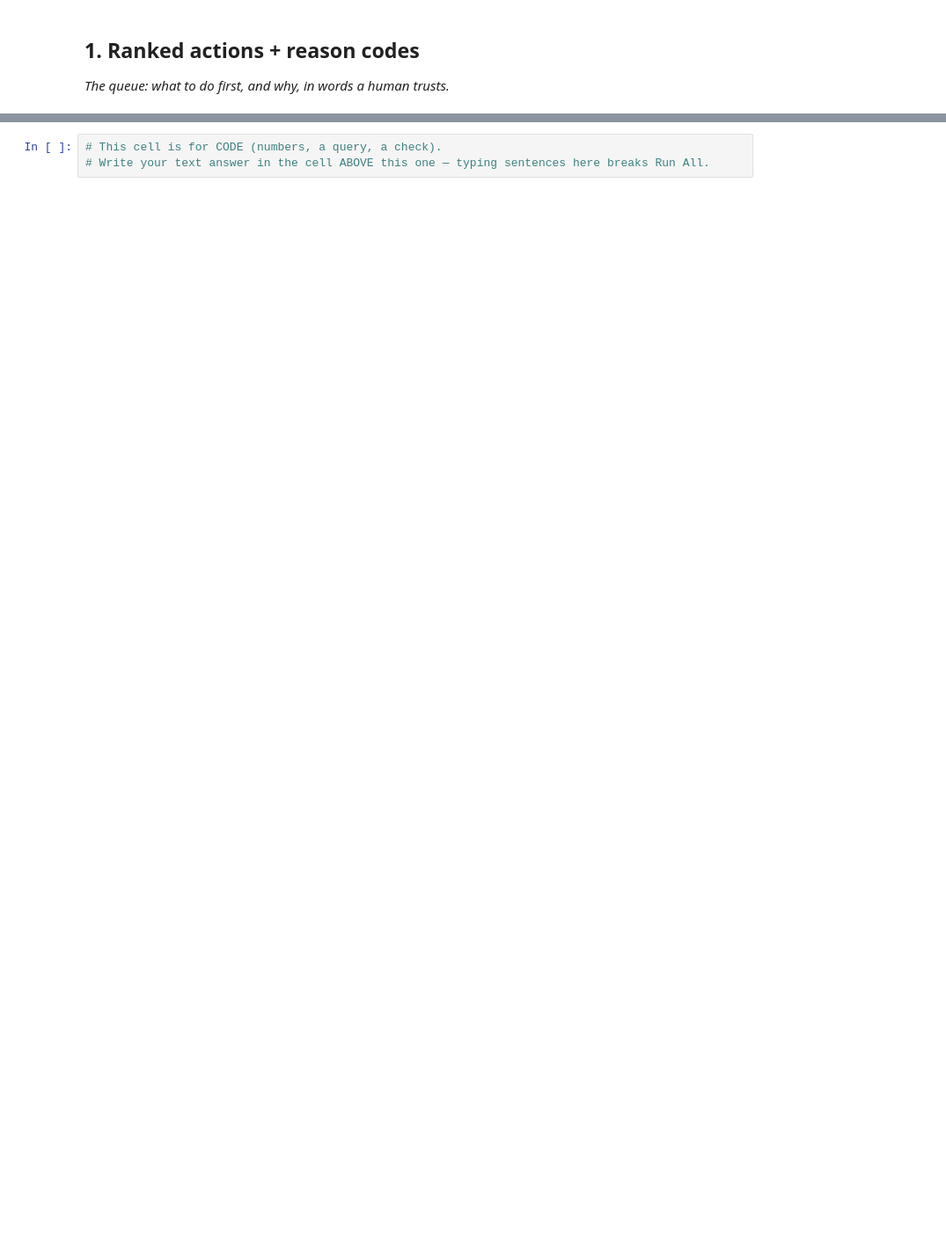
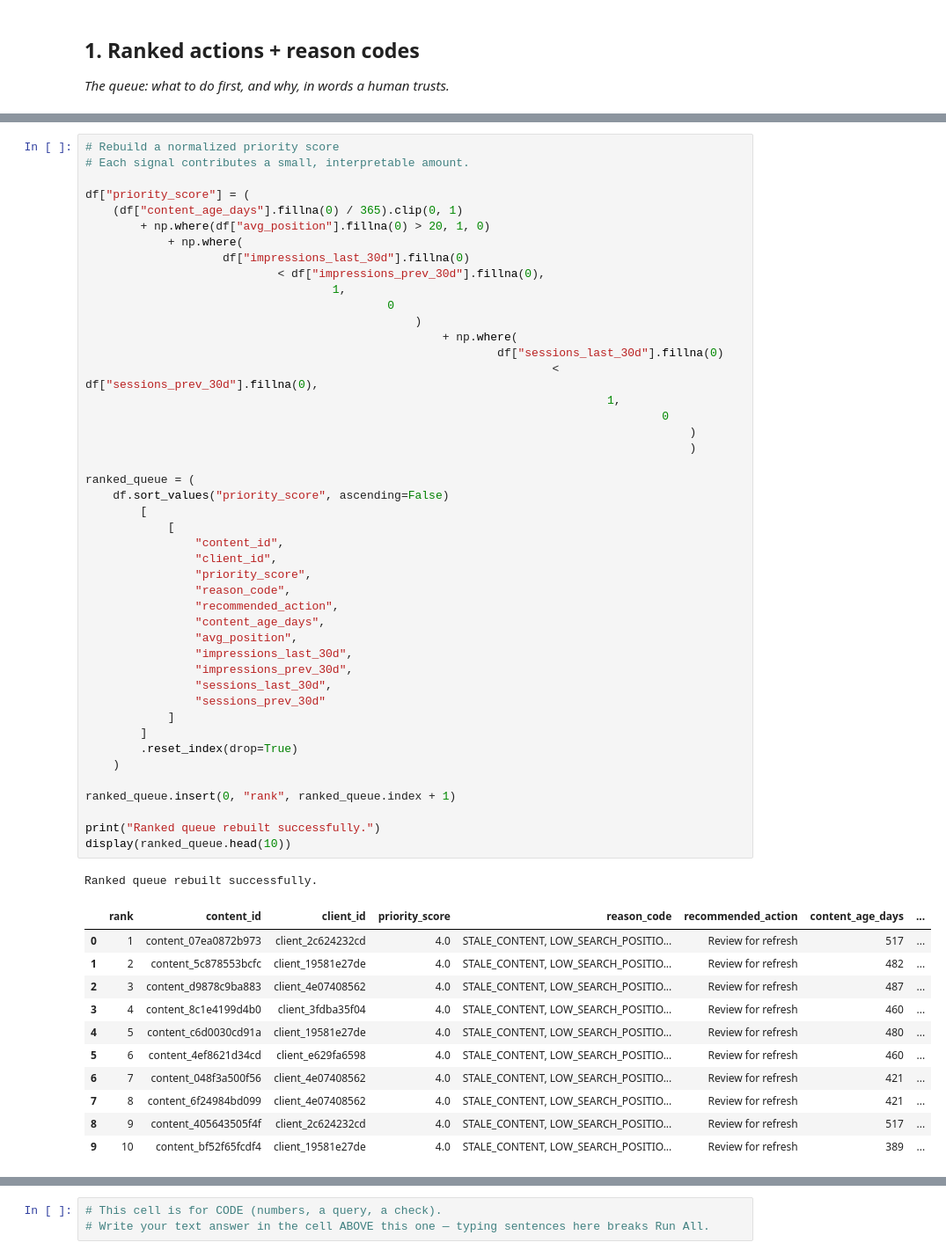
Before and after one commit to Ahmedali3ff/Flyrank-internship-, a Jupyter notebook: work/notebooks/w07_action_playbook.ipynb, the cells around one changed output, grey strips where cells are left out. Shown at 88% size. Cells and saved outputs as stored; diff of their text form; blank space fills up the shorter version.

```diff
--- a/work/notebooks/w07_action_playbook.ipynb
+++ b/work/notebooks/w07_action_playbook.ipynb
@@ -12,0 +152,58 @@ This skeleton is yours to fill. Work the sections **in order** — each one has
+# %%
+# Rebuild a normalized priority score
+# Each signal contributes a small, interpretable amount.
+
+df["priority_score"] = (
+    (df["content_age_days"].fillna(0) / 365).clip(0, 1)
+        + np.where(df["avg_position"].fillna(0) > 20, 1, 0)
+            + np.where(
+                    df["impressions_last_30d"].fillna(0)
+                            < df["impressions_prev_30d"].fillna(0),
+                                    1,
+                                            0
+                                                )
+                                                    + np.where(
+                                                            df["sessions_last_30d"].fillna(0)
+                                                                    < df["sessions_prev_30d"].fillna(0),
+                                                                            1,
+                                                                                    0
+                                                                                        )
+                                                                                        )
+
+ranked_queue = (
+    df.sort_values("priority_score", ascending=False)
+        [
+            [
+                "content_id",
+                "client_id",
+                "priority_score",
+                "reason_code",
+                "recommended_action",
+                "content_age_days",
+                "avg_position",
+                "impressions_last_30d",
+                "impressions_prev_30d",
+                "sessions_last_30d",
+                "sessions_prev_30d"
+            ]
+        ]
+        .reset_index(drop=True)
+    )
+
+ranked_queue.insert(0, "rank", ranked_queue.index + 1)
+
+print("Ranked queue rebuilt successfully.")
+display(ranked_queue.head(10))
+# %% [output]
+Ranked queue rebuilt successfully.
+|  | rank | content_id | client_id | priority_score | reason_code | recommended_action | content_age_days | ... |
+| 0 | 1 | content_07ea0872b973 | client_2c624232cd | 4.0 | STALE_CONTENT, LOW_SEARCH_POSITIO... | Review for refresh | 517 | ... |
+| 1 | 2 | content_5c878553bcfc | client_19581e27de | 4.0 | STALE_CONTENT, LOW_SEARCH_POSITIO... | Review for refresh | 482 | ... |
+| 2 | 3 | content_d9878c9ba883 | client_4e07408562 | 4.0 | STALE_CONTENT, LOW_SEARCH_POSITIO... | Review for refresh | 487 | ... |
+| 3 | 4 | content_8c1e4199d4b0 | client_3fdba35f04 | 4.0 | STALE_CONTENT, LOW_SEARCH_POSITIO... | Review for refresh | 460 | ... |
+| 4 | 5 | content_c6d0030cd91a | client_19581e27de | 4.0 | STALE_CONTENT, LOW_SEARCH_POSITIO... | Review for refresh | 480 | ... |
+| 5 | 6 | content_4ef8621d34cd | client_e629fa6598 | 4.0 | STALE_CONTENT, LOW_SEARCH_POSITIO... | Review for refresh | 460 | ... |
+| 6 | 7 | content_048f3a500f56 | client_4e07408562 | 4.0 | STALE_CONTENT, LOW_SEARCH_POSITIO... | Review for refresh | 421 | ... |
+| 7 | 8 | content_6f24984bd099 | client_4e07408562 | 4.0 | STALE_CONTENT, LOW_SEARCH_POSITIO... | Review for refresh | 421 | ... |
+| 8 | 9 | content_405643505f4f | client_2c624232cd | 4.0 | STALE_CONTENT, LOW_SEARCH_POSITIO... | Review for refresh | 517 | ... |
+| 9 | 10 | content_bf52f65fcdf4 | client_19581e27de | 4.0 | STALE_CONTENT, LOW_SEARCH_POSITIO... | Review for refresh | 389 | ... |
```
Also changed, not shown: parts of 13 cells of this notebook.
